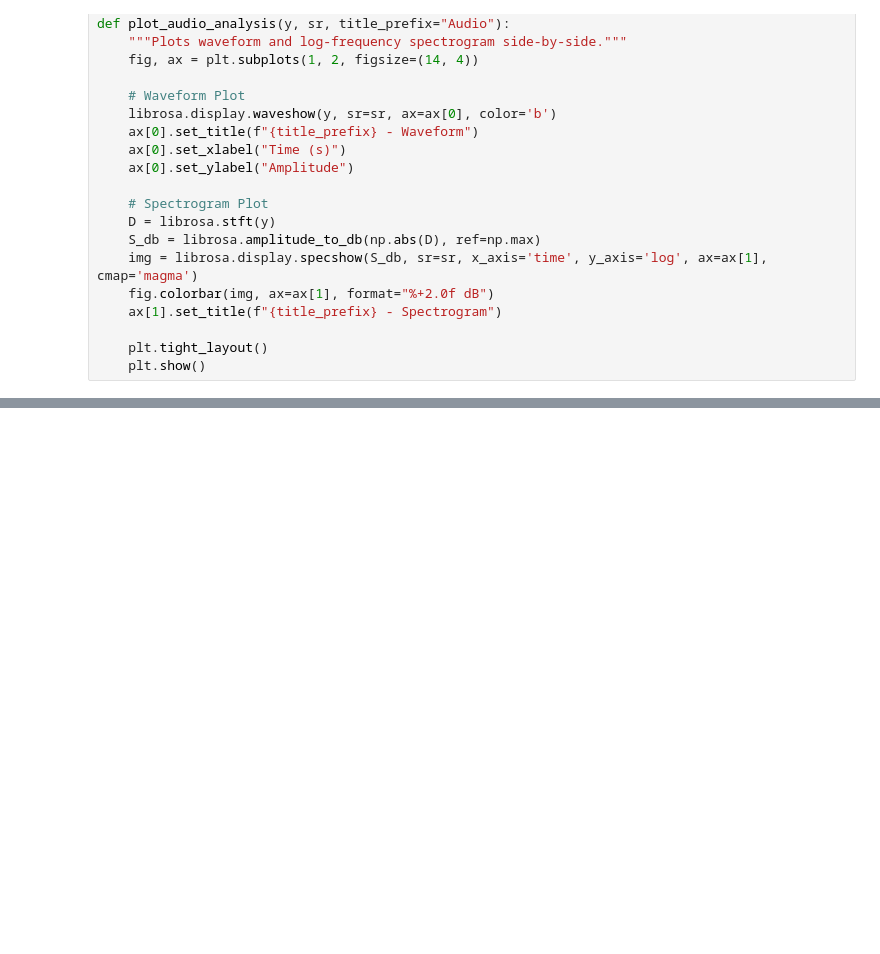
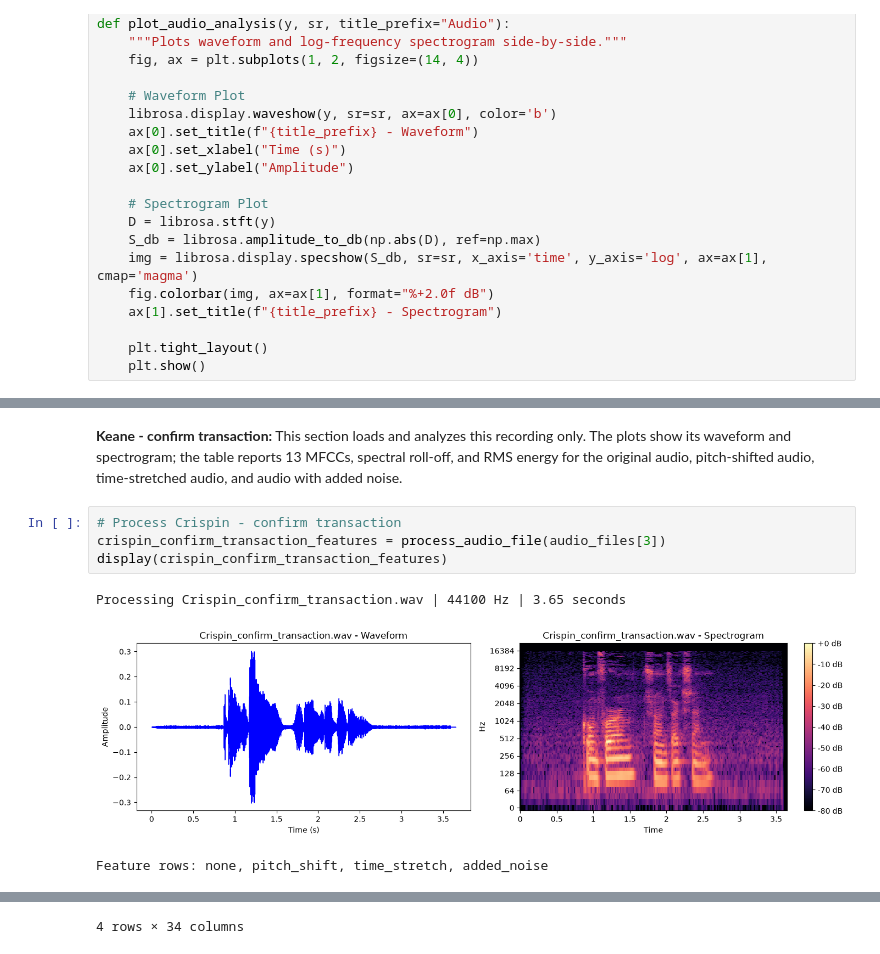
Before and after one commit to M-arnold-tech/Formative-2-Multimodal-Data-Preprocessing-Assignment-G19, a Jupyter notebook: Sound_Data_Collection_and_processing.ipynb, the cells around one changed output, grey strips where cells are left out. Saved outputs shown, nothing was run; the diff lists cells and outputs as text; blank space fills up the shorter version.

```diff
--- a/Sound_Data_Collection_and_processing.ipynb
+++ b/Sound_Data_Collection_and_processing.ipynb
@@ -375,0 +298,10 @@ Found 4 audio file(s) for processing...
+# %% [markdown]
+**Keane - confirm transaction:** This section loads and analyzes this recording only. The plots show its waveform and spectrogram; the table reports 13 MFCCs, spectral roll-off, and RMS energy for the original audio, pitch-shifted audio, time-stretched audio, and audio with added noise.
+# %%
+# Process Crispin - confirm transaction
+crispin_confirm_transaction_features = process_audio_file(audio_files[3])
+display(crispin_confirm_transaction_features)
+# %% [output]
+Processing Crispin_confirm_transaction.wav | 44100 Hz | 3.65 seconds
+[figure, added]
+Feature rows: none, pitch_shift, time_stretch, added_noise
@@ -375,0 +313 @@ Found 4 audio file(s) for processing...
+4 rows × 34 columns
```
Also changed, not shown: parts of 22 cells of this notebook, 5 other files.
